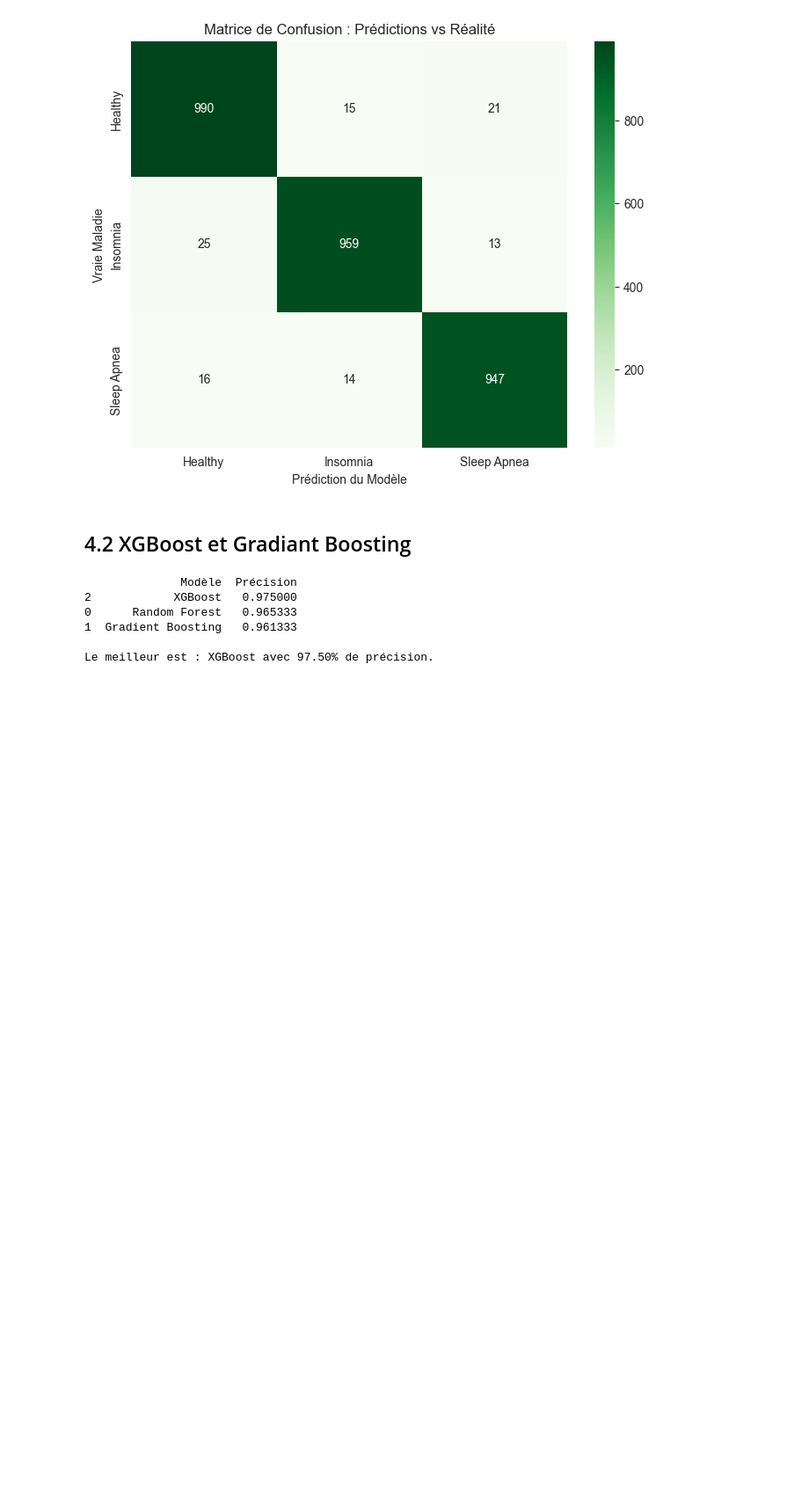
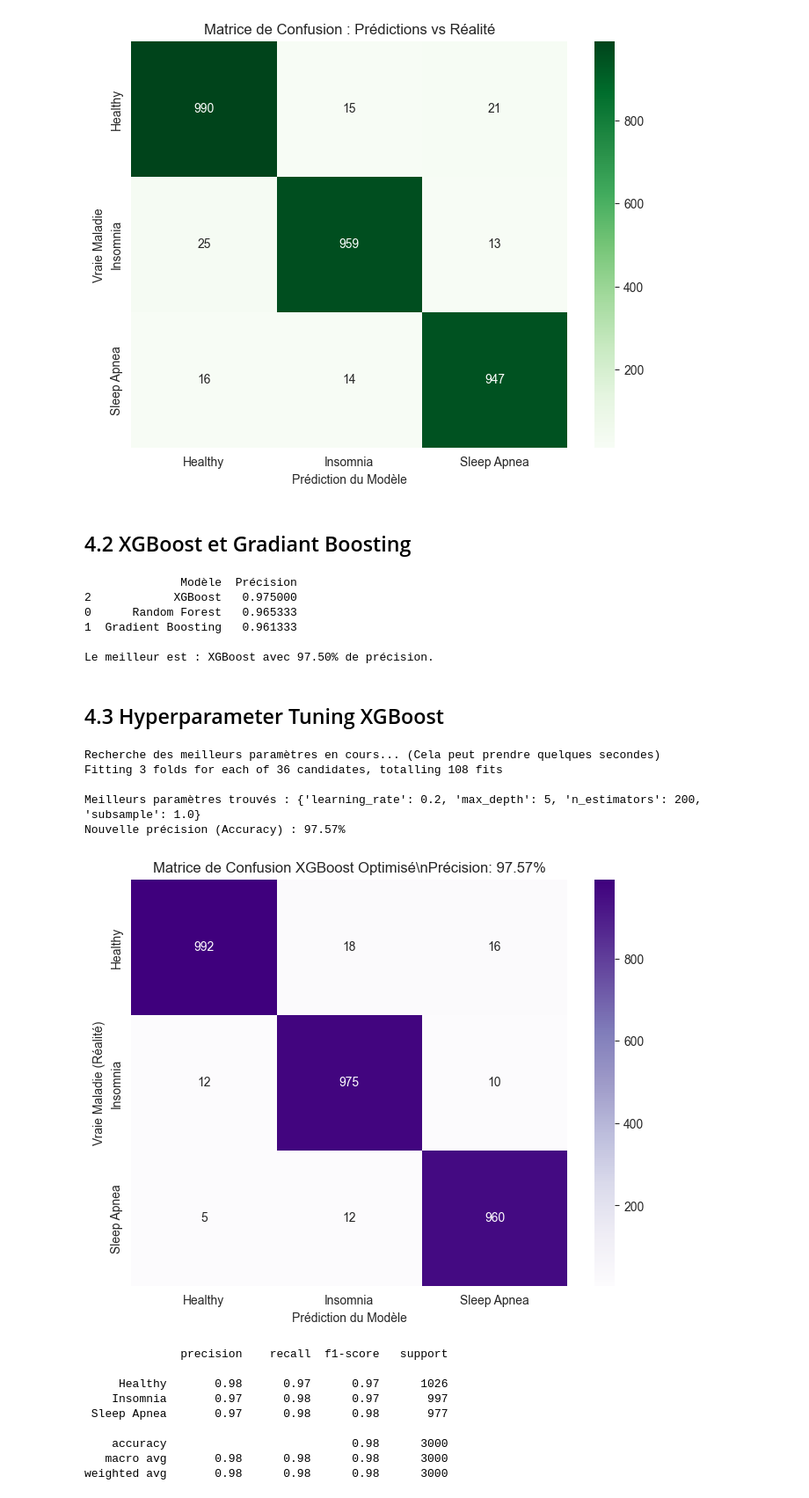
Before and after one commit to marvynlevin/sleepDeprivation, a Jupyter notebook: P1sleepDeprivation.ipynb, the cells around one changed output. Shown at 88% size. Cells and saved outputs as stored; diff of their text form; code cells hidden in the pictures; blank space fills up the shorter version.

Commit message:
XGBoost sous coquaïne

```diff
--- a/P1sleepDeprivation.ipynb
+++ b/P1sleepDeprivation.ipynb
@@ -421,3 +421,72 @@ print(f"\nLe meilleur est : {winner['Modèle']} avec {winner['Précision']:.2%}
 1  Gradient Boosting   0.961333
 
 Le meilleur est : XGBoost avec 97.50% de précision.
+# %% [markdown]
+## 4.3 Hyperparameter Tuning XGBoost
+# %%
+from sklearn.model_selection import GridSearchCV
+from sklearn.metrics import confusion_matrix, accuracy_score, classification_report
+import matplotlib.pyplot as plt
+import seaborn as sns
+
+# --- 1. DÉFINITION DE LA GRILLE DE PARAMÈTRES ---
+# On va tester plusieurs combinaisons pour trouver la "recette" parfaite
+param_grid = {
+    'n_estimators': [100, 200],        # Nombre d'arbres (plus n'est pas toujours mieux)
+    'learning_rate': [0.01, 0.1, 0.2], # Vitesse d'apprentissage (pas trop vite, pas trop lent)
+    'max_depth': [3, 5, 7],            # Profondeur des arbres (éviter le sur-apprentissage)
+    'subsample': [0.8, 1.0]            # Pourcentage de données utilisées pour chaque arbre
+}
+
+# --- 2. RECHERCHE DES MEILLEURS PARAMÈTRES (GRID SEARCH) ---
+print("Recherche des meilleurs paramètres en cours... (Cela peut prendre quelques secondes)")
+
+xgb = XGBClassifier(eval_metric='mlogloss', random_state=42)
+
+# GridSearchCV va tester toutes les combinaisons (Cross-Validation cv=3)
+grid_search = GridSearchCV(estimator=xgb, param_grid=param_grid, cv=3, n_jobs=-1, verbose=1)
+grid_search.fit(X_train, y_train_encoded)
+
+# Récupération du meilleur modèle
+best_xgb = grid_search.best_estimator_
+
+print(f"\nMeilleurs paramètres trouvés : {grid_search.best_params_}")
+
+# --- 3. PRÉDICTIONS ET ÉVALUATION ---
+y_pred_encoded = best_xgb.predict(X_test)
+
+# Calcul du score
+new_score = accuracy_score(y_test_encoded, y_pred_encoded)
+print(f"Nouvelle précision (Accuracy) : {new_score:.2%}")
+
+# --- 4. VISUALISATION DE LA MATRICE DE CONFUSION ---
+plt.figure(figsize=(8, 6))
+cm = confusion_matrix(y_test_encoded, y_pred_encoded)
+
+# On utilise le LabelEncoder (le) pour remettre les vrais noms (Healthy, Sleep Apnea...)
+sns.heatmap(cm, annot=True, fmt='d', cmap='Purples',
+            xticklabels=le.classes_, yticklabels=le.classes_)
+
+plt.title(f'Matrice de Confusion XGBoost Optimisé\\nPrécision: {new_score:.2%}')
+plt.ylabel('Vraie Maladie (Réalité)')
+plt.xlabel('Prédiction du Modèle')
+plt.show()
+
+# Affichage du rapport détaillé
+print(classification_report(y_test_encoded, y_pred_encoded, target_names=le.classes_))
+# %% [output]
+Recherche des meilleurs paramètres en cours... (Cela peut prendre quelques secondes)
+Fitting 3 folds for each of 36 candidates, totalling 108 fits
+
+Meilleurs paramètres trouvés : {'learning_rate': 0.2, 'max_depth': 5, 'n_estimators': 200, 'subsample': 1.0}
+Nouvelle précision (Accuracy) : 97.57%
+[figure, added]
+              precision    recall  f1-score   support
+
+     Healthy       0.98      0.97      0.97      1026
+    Insomnia       0.97      0.98      0.97       997
+ Sleep Apnea       0.97      0.98      0.98       977
+
+    accuracy                           0.98      3000
+   macro avg       0.98      0.98      0.98      3000
+weighted avg       0.98      0.98      0.98      3000
```
Also changed, not shown: parts of 4 cells of this notebook.
